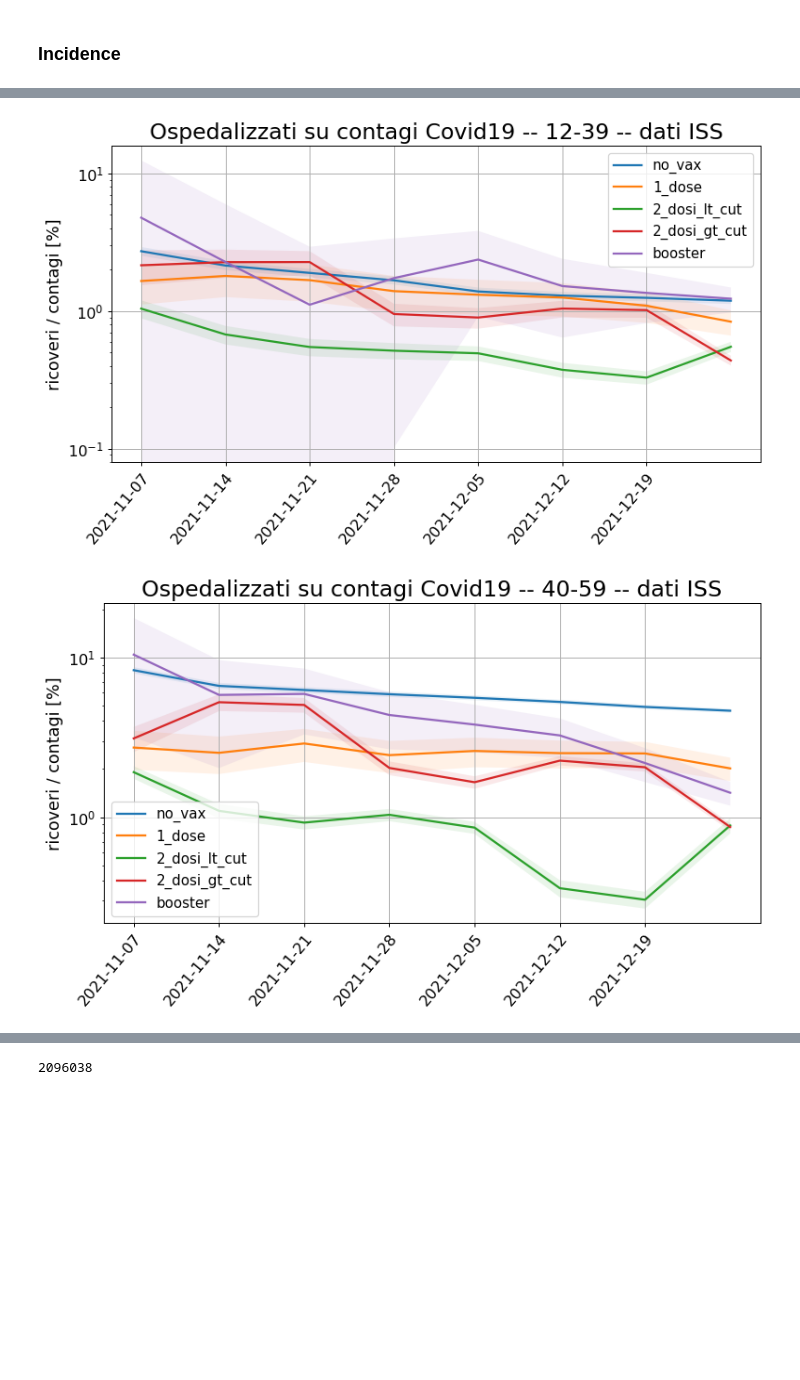
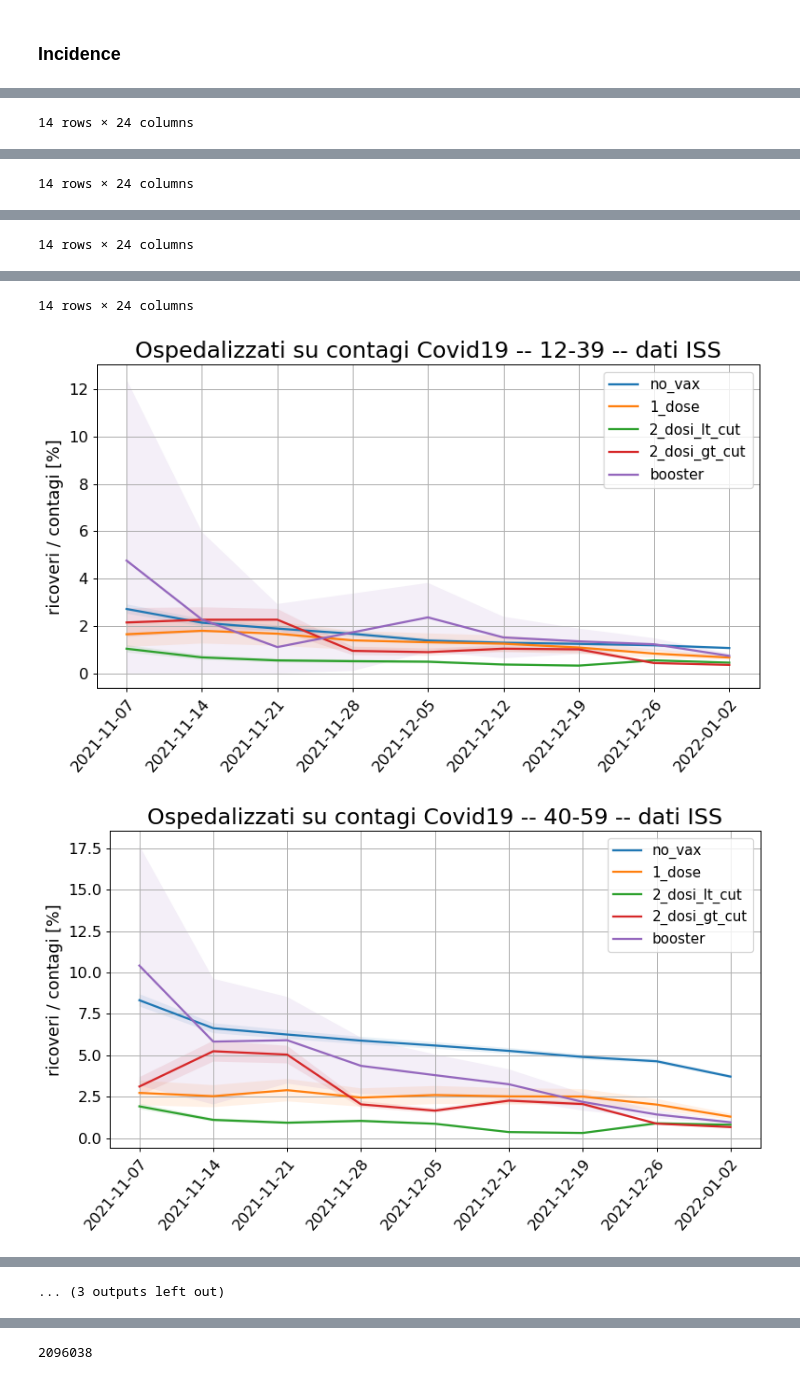
Before and after one commit to thomasmuntzer/covid19, a Jupyter notebook: Italy/iss_bull_analysis.ipynb, the cells around one changed output, grey strips where cells are left out. Cells and saved outputs as stored; diff of their text form; code cells hidden in the pictures; blank space fills up the shorter version.

```diff
--- a/Italy/iss_bull_analysis.ipynb
+++ b/Italy/iss_bull_analysis.ipynb
@@ -299,6 +303,7 @@ for age in age_values:
 ... (8 outputs left out)
 # %%
 def get_lethality(df: pd.DataFrame,
+                  age: str,
                   savename: str,
                   title: str,
                   yscale: str ="linear",
@@ -318,6 +323,7 @@ def get_lethality(df: pd.DataFrame,
         cols.append(df_pivot.columns.get_level_values(1)[i] + '_' + df_pivot.columns.get_level_values(0)[i])
     df_pivot.columns = cols
 
+    display(df_pivot)
     for v in value_cols:
         df_pivot[f"letalita_{v}"] = df_pivot[f"{num_den[0]}_{v}"]/df_pivot[f"{num_den[1]}_{v}"]
         df_pivot[f"sd_letalita_{v}"] = np.sqrt(df_pivot[f"letalita_{v}"] * (1 - df_pivot[f"letalita_{v}"]) / df_pivot[f"contagi_{v}"])
@@ -325,9 +331,10 @@ def get_lethality(df: pd.DataFrame,
         df_pivot[f"hi_err_letalita_{v}"] = df_pivot[f"letalita_{v}"] + 1.645 * df_pivot[f"sd_letalita_{v}"]
         df_pivot[f"lo_err_letalita_{v}"] = df_pivot[f"lo_err_letalita_{v}"].apply(lambda x: 0 if x < 0 else x)
 
-    dates = df_pivot.dropna().index
+    dates = df_pivot[[f"{num_den[0]}_no_vax",f"{num_den[1]}_no_vax"]].dropna().index
     plt.figure(figsize=(10,5),dpi=90)
     for y in ["no_vax", "1_dose", "2_dosi_lt_cut", "2_dosi_gt_cut", "booster"]:
+
         plt.plot(df_pivot.index,
                  100*df_pivot[f"letalita_{y}"],
                  label=y,
@@ -352,10 +359,12 @@ def get_lethality(df: pd.DataFrame,
                   )
     plt.yscale(yscale)
     plt.savefig(f"./plots/{savename}.png", bbox_inches="tight")
+    return df_pivot
 # %%
 for age in age_values:
     df_let = df_iss[df_iss.fascia_eta==age]
     get_lethality(df_let,
+                  age=age,
                   savename=f"letalita_iss_{age}",
                   title="Letalità Covid19",
                   yscale="linear"
@@ -370,9 +462,10 @@ for age in age_values:
 for age in age_values:
     df_let = df_iss[df_iss.fascia_eta==age]
     get_lethality(df_let,
+                  age=age,
                   savename=f"ospedalizzati_contagi_iss_{age}",
                   title="Ospedalizzati su contagi Covid19",
-                  yscale="log",
+                  yscale="linear",
                   num_den=("ricoveri","contagi")
                  )
 # %% [output]
@@ -378,0 +505 @@ for age in age_values:
+14 rows × 24 columns
@@ -378,0 +522 @@ for age in age_values:
+14 rows × 24 columns
@@ -378,0 +539 @@ for age in age_values:
+14 rows × 24 columns
@@ -379,2 +556,3 @@ for age in age_values:
+14 rows × 24 columns
-[figure, old version]
+[figure, new version]
-[figure, old version]
+[figure, new version]
@@ -383,0 +559 @@ for age in age_values:
+... (3 outputs left out)
```
Also changed, not shown: parts of 11 cells of this notebook, 7 other files.
